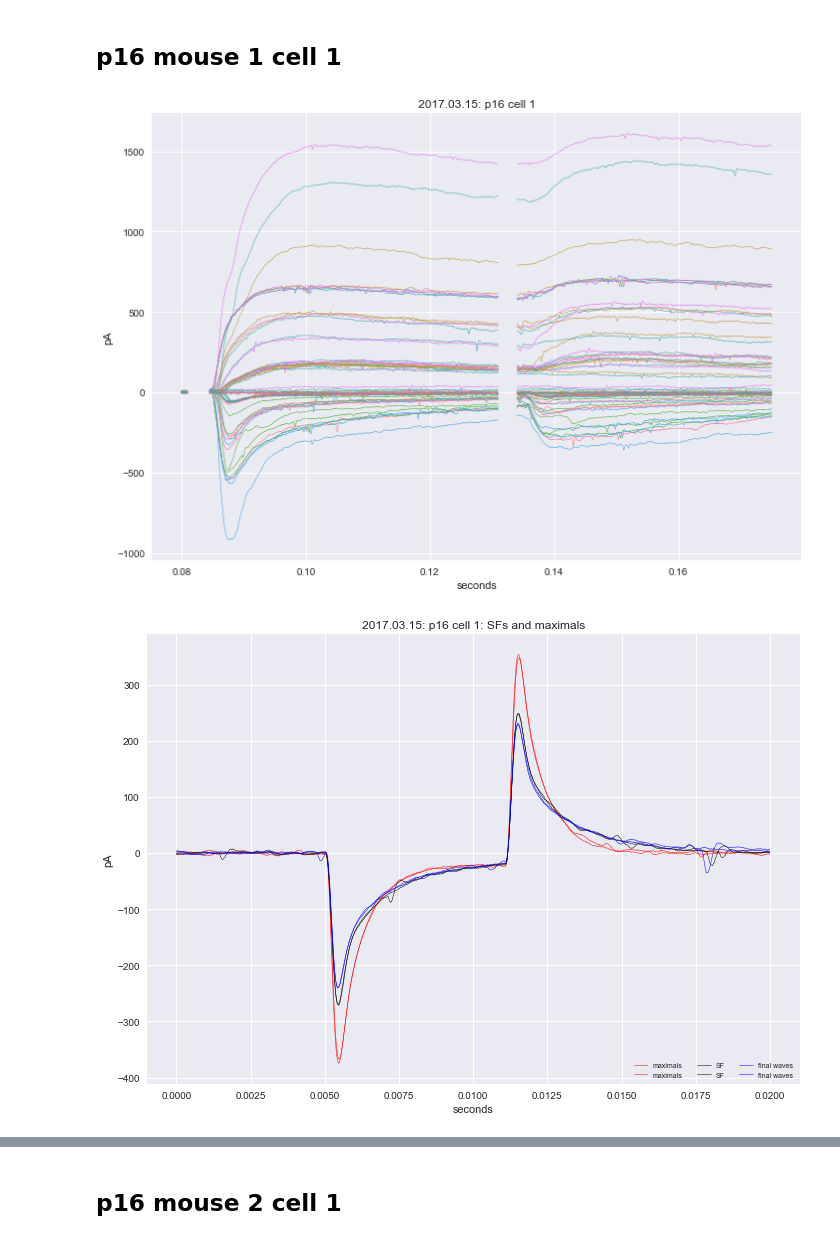
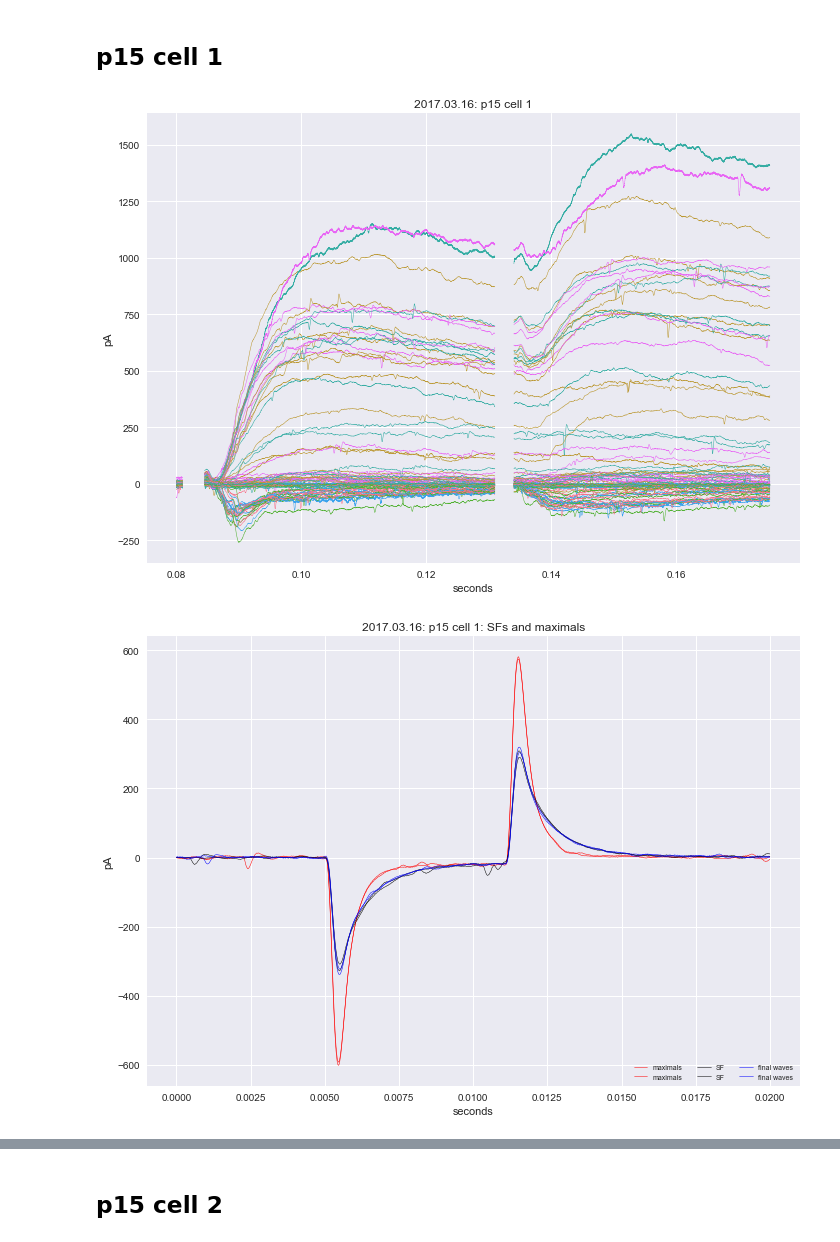
Before and after one commit to yuwie10/ephysAnalysis, a Jupyter notebook: plot_cells_template.ipynb, the cells around one changed output, grey strips where cells are left out. Drawn from its saved outputs; the diff is of its cells as text; code cells hidden in the pictures.

Commit message:
today's cells

```diff
--- a/plot_cells_template.ipynb
+++ b/plot_cells_template.ipynb
@@ -61,18 +61,18 @@ def plot_full_experiment(file, excel, date, age, cell_num, smooth = False):
 
     ephys.plot_inhibitory(first_stim, wave_info, date, age, cell_num)
 # %% [markdown]
-## p16 mouse 1 cell 1
+## p15 cell 1
 # %%
 #files
-file = '/Volumes/lab_data_2/2017.03.15.csv'
-excel = '/Volumes/lab_data_2/2017.03.15_Cell1_mouse2.xlsx'
+file = '/Volumes/lab_data_2/2017.03.16.csv'
+excel = '/Volumes/lab_data_2/2017.03.16_Cell1.xlsx'
 
 #cell information
-date = '2017.03.15'
-age = 'p16'
+date = '2017.03.16'
+age = 'p15'
 cell_num = 1
 
 plot_full_experiment(file, excel, date, age, cell_num)
 # %% [output]
-[figure, old version]
+[figure, new version]
-[figure, old version]
+[figure, new version]
@@ -82,4 +82,4 @@ plot_full_experiment(file, excel, date, age, cell_num)
-# %% [markdown]
-## p16 mouse 2 cell 1
+# %% [markdown]
+## p15 cell 2
 # %%
 #files
```
Also changed, not shown: parts of 6 cells of this notebook, 5 other files.
